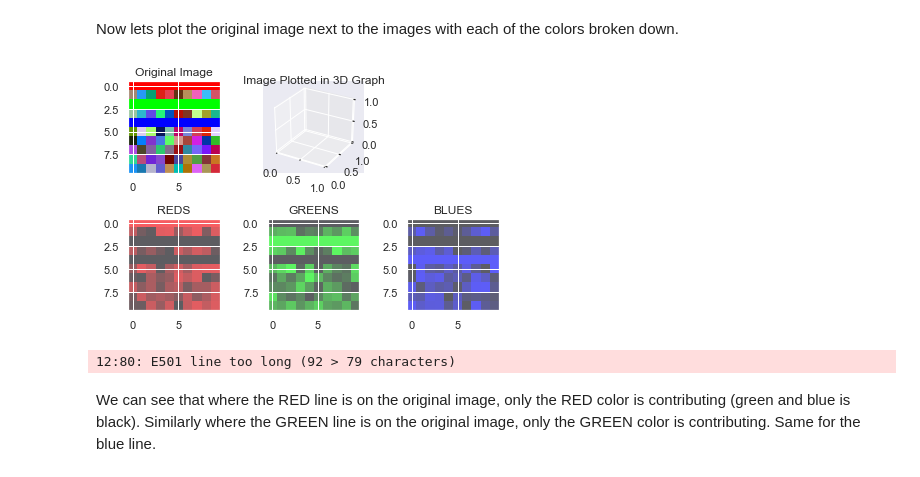
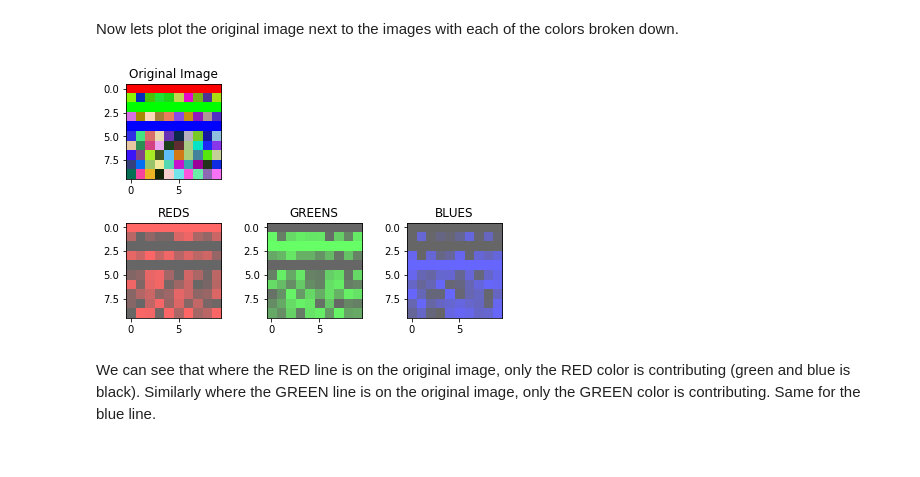
Before and after one commit to fuzzy-tribble/data_science_foundations, a Jupyter notebook: mad_python_libraries_matplotlib.ipynb, the cells around one changed output. Saved outputs shown, nothing was run; the diff lists cells and outputs as text; code cells hidden in the pictures.

```diff
--- a/mad_python_libraries_matplotlib.ipynb
+++ b/mad_python_libraries_matplotlib.ipynb
@@ -92,2 +86,0 @@ np.set_printoptions(threshold=5)
-# %%
-sns.set(style="darkgrid")
@@ -480,36 +476,28 @@ Now lets plot the original image next to the images with each of the colors brok
 # %%
 nrows = 2
 ncols = 3
 
 fig = plt.figure()
 
 ax1 = fig.add_subplot(nrows, ncols, 1)
 ax1.set(title='Original Image')
 plt.imshow(img)
-
-ax2 = fig.add_subplot(nrows, ncols, 2, projection='3d')
-ax2.set(title='Image Plotted in 3D Graph')
-# ax2.plot_surface(X, Y, Z, rstride=1, cstride=1, facecolors=plt.cm.BrBG(data), shade=False)
-# cset = ax2.contourf(X, Y, data, 100, zdir='z', offset=0.5, cmap=cm.BrBG)
-# ax2.set_zlim((0.,1.))
-# plt.colorbar(cset)
 
 ax3 = fig.add_subplot(nrows, ncols, 4)
 ax3.set(title='REDS')
 plt.imshow(img_red, alpha=.6)
 
 ax4 = fig.add_subplot(nrows, ncols, 5)
 ax4.set(title='GREENS')
 plt.imshow(img_green, alpha=.6)
 
 ax5 = fig.add_subplot(nrows, ncols, 6)
 ax5.set(title='BLUES')
 plt.imshow(img_blue, alpha=.6)
 
 plt.tight_layout()  # Space subplots so they are all visible
 # %% [output]
-[figure, old version]
+[figure, new version]
-12:80: E501 line too long (92 > 79 characters)
 # %% [markdown]
 We can see that where the RED line is on the original image, only the RED color is contributing (green and blue is black). Similarly where the GREEN line is on the original image, only the GREEN color is contributing. Same for the blue line.
 # %% [markdown]
```
Also changed, not shown: parts of 8 cells of this notebook, 1 other file.
